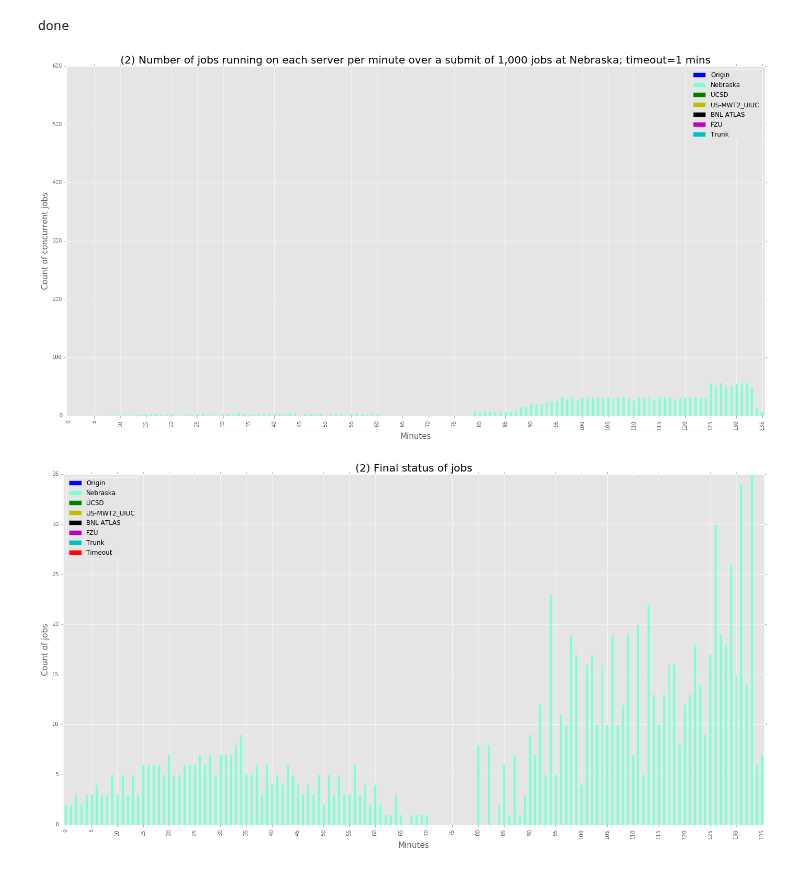
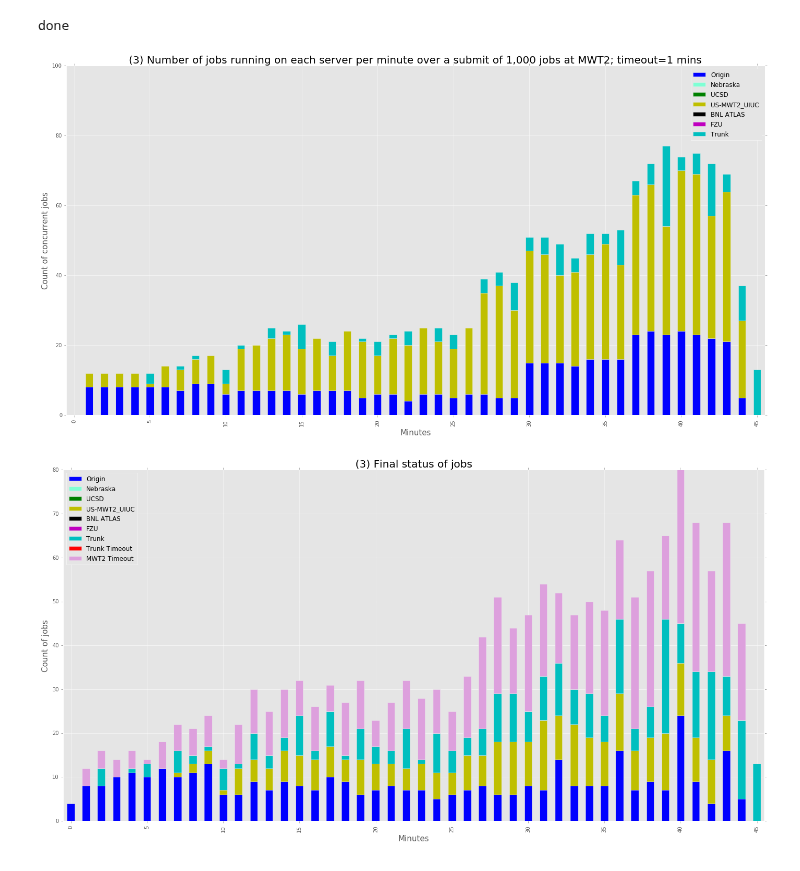
Before and after one commit to ATLAS-Analytics/AnalyticsNotebooks, a Jupyter notebook: Tony/Ilija plot.ipynb, the cells around one changed output. Drawn from its saved outputs; the diff is of its cells as text; code cells hidden in the pictures.

```diff
--- a/Tony/Ilija plot.ipynb
+++ b/Tony/Ilija plot.ipynb
@@ -36,8 +36,8 @@ myquery1={
             {
               "range": {
                 "timestamp": {
-                  "gte": 1468271019126,
-                  "lte": 1468273921657,
+                  "gte": 1468341506811,
+                  "lte": 1468344319147,
                   "format": "epoch_millis"
                 }
               }
@@ -227,7 +227,8 @@ finish['US-MWT2_UIUC']=0
 finish['BNL ATLAS']=0
 finish['FZU']=0
 finish['Trunk']=0
-finish['Timeout']=0
+finish['Trunk Timeout']=0
+finish['MWT2 Timeout']=0
 
 
 for i in range(length2):
@@ -262,6 +263,10 @@ for i in range(length2):
                     df2['Origin'].iloc[i]+=1
             if df['start3'].iloc[j]<=df2['index'].iloc[i] and df.index[j]>=df2['index'].iloc[i]:
                 df2['Trunk'].iloc[i]+=1
+            if df['end1'].iloc[j].replace(second=0, microsecond=0)==finish['index'].iloc[i].replace(second=0, microsecond=0):
+                finish['MWT2 Timeout'].iloc[i]+=1
+            if df['end2'].iloc[j].replace(second=0, microsecond=0)==finish['index'].iloc[i].replace(second=0, microsecond=0):
+                finish['MWT2 Timeout'].iloc[i]+=1
         if df['tries'].iloc[j]=="2":
             if df['start2'].iloc[j]<=df2['index'].iloc[i] and df.index[j]>=df2['index'].iloc[i]:
                 if df['cache'].iloc[j]=='root://hcc-stash.unl.edu':
@@ -317,31 +322,31 @@ finish.to_pickle('mwt2_finish.pkl')
 #df2=pd.read_pickle('nebraska_concurrent.pkl')
 # %%
 df2.plot.bar(stacked=True,figsize=[24, 12],color=['b', '#7FFFD4', 'g', 'y', 'k', 'm', 'c'])
-plt.title('(2) Number of jobs running on each server per minute over a submit of 1,000 jobs at Nebraska; timeout=1 mins', fontsize=20)
+plt.title('(3) Number of jobs running on each server per minute over a submit of 1,000 jobs at MWT2; timeout=1 mins', fontsize=20)
 plt.xlabel('Minutes', fontsize=15)
 plt.ylabel('Count of concurrent jobs',fontsize=15)
 #plt.text(90,95,'*No GLIDEIN_ResourceName specified in condor.submit')
 
-plt.ylim([0,600])
+plt.ylim([0,100])
 plt.xticks(np.arange(0, length2+1, 5),np.arange(0, length2+1, 5))
 
-plt.savefig('nebraska_concurrent_1min.png')
+plt.savefig('mwt2_concurrent_1min_2.png')
 plt.show()
 # %% [output]
-[figure, old version]
+[figure, new version]
 # %%
-finish.plot.bar(stacked=True,figsize=[24, 12],color=['b', '#7FFFD4', 'g', 'y', 'k', 'm', 'c', 'r'])
-plt.title('(2) Final status of jobs', fontsize=20)
+finish.plot.bar(stacked=True,figsize=[24, 12],color=['b', '#7FFFD4', 'g', 'y', 'k', 'm', 'c', 'r', '#DDA0DD'])
+plt.title('(3) Final status of jobs', fontsize=20)
 plt.xlabel('Minutes', fontsize=15)
 plt.ylabel('Count of jobs',fontsize=15)
 plt.xticks(np.arange(0, length2+1, 5),np.arange(0, length2+1, 5))
 
-plt.savefig('nebraska_finish_1min.png')
+plt.savefig('mwt2_finish_1min_2.png')
 
 
 plt.show()
 # %% [output]
-[figure, old version]
+[figure, new version]
 # %%
 caches=df.groupby(['cache'])['cache'].count()
 caches.plot.bar()
```
Also changed, not shown: parts of 6 cells of this notebook, 16 other files.
